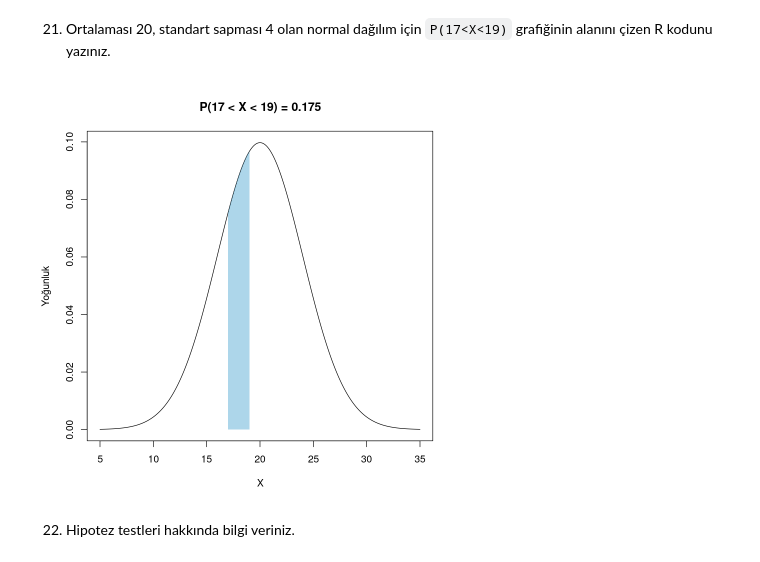
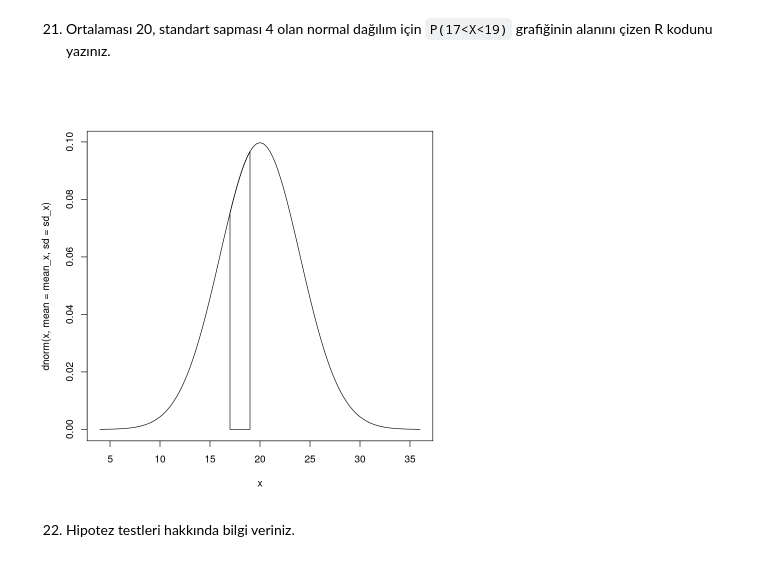
Before and after one commit to mertssmnoglu/R, a Jupyter notebook: uygulamali_istatistik_2025-2026/_sinav_benzeri_sorular/solutions/vize_cozumler_2.ipynb, the cells around one changed output. Drawn from its saved outputs; the diff is of its cells as text; code cells hidden in the pictures.

```diff
--- a/uygulamali_istatistik_2025-2026/_sinav_benzeri_sorular/solutions/vize_cozumler_2.ipynb
+++ b/uygulamali_istatistik_2025-2026/_sinav_benzeri_sorular/solutions/vize_cozumler_2.ipynb
@@ -433,18 +434,19 @@ A data.frame: 9 × 3
 # %%
 mean_x <- 20
 sd_x <- 4
 alt <- 17
 ust <- 19
 alan <- pnorm(ust, mean = mean_x, sd = sd_x) - pnorm(alt, mean = mean_x, sd = sd_x)
-curve(dnorm(x, mean_x, sd_x), from = 5, to = 35, n = 400,
-      main = sprintf("P(%d < X < %d) = %.3f", alt, ust, alan),
-      xlab = "X",
-      ylab = "Yoğunluk")
+
+# Yoğunluk eğrisi ve gölgelendirme
+curve(
+      dnorm(x, mean = mean_x, sd = sd_x), from = mean_x - 4*sd_x, to = mean_x + 4*sd_x
+)
 x_sinir <- seq(alt, ust, length.out = 200)
-y_sinir <- dnorm(x_sinir, mean_x, sd_x)
-polygon(c(alt, x_sinir, ust), c(0, y_sinir, 0), col = rgb(0.2, 0.6, 0.8, 0.4), border = NA)
+y_sinir <- dnorm(x_sinir, mean = mean_x, sd = sd_x)
+polygon(c(alt, x_sinir, ust), c(0, y_sinir, 0))
 # %% [output]
-[figure, old version]
+[figure, new version]
 # %% [markdown]
 22. Hipotez testleri hakkında bilgi veriniz.
 # %% [markdown]
```
Also changed, not shown: parts of 6 cells of this notebook.
